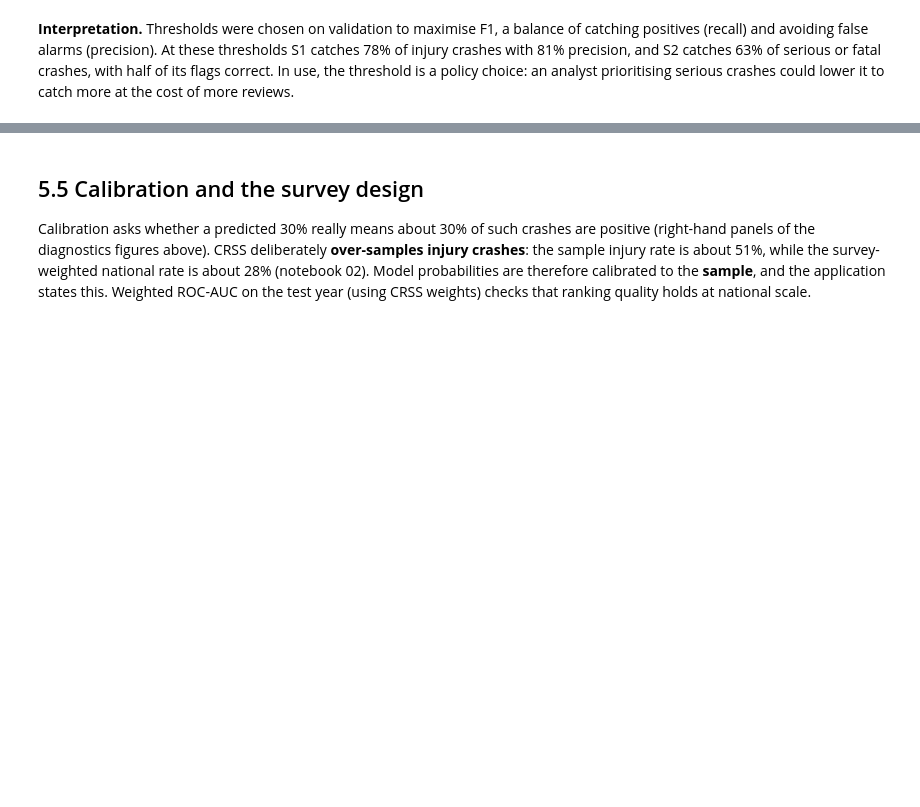
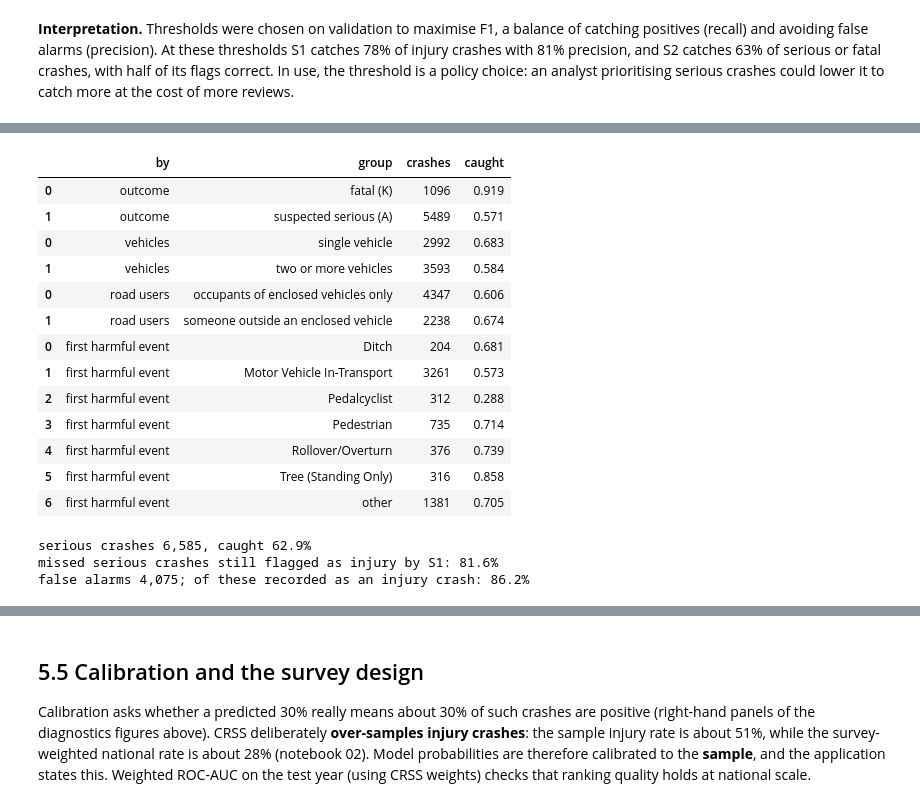
Before and after one commit to delanomullings7771-sys/vehicle-safety-intelligence, a Jupyter notebook: notebooks/05_Evaluation.ipynb, the cells around one changed output, grey strips where cells are left out. Cells and saved outputs as stored; diff of their text form; code cells hidden in the pictures; blank space fills up the shorter version.

```diff
--- a/notebooks/05_Evaluation.ipynb
+++ b/notebooks/05_Evaluation.ipynb
@@ -214,0 +218,41 @@ y_serious: threshold 0.252 | recall 62.9% | precision 50.4%
+# %%
+import joblib
+feat = pd.read_parquet(PROCESSED_DIR / "crss_crash_features.parquet")
+te = feat[(feat.YEAR == CRSS_TEST_YEAR) & (feat.y_serious >= 0)].copy()
+acc = pd.read_csv(crss_extracted_dir(CRSS_TEST_YEAR) / "accident.csv", encoding="latin-1",
+                  usecols=["CASENUM", "MAX_SEV", "EVENT1_IMNAME", "VE_TOTAL"])
+te = te.merge(acc, on="CASENUM", how="left")
+for t in CRASH:
+    b = joblib.load(PROJECT_ROOT / "models" / f"crss_{t}_final.joblib")
+    te[f"flag_{t}"] = b["pipeline"].predict_proba(te[b["features"]])[:, 1] >= b["threshold"]
+pos = te[te.y_serious == 1].copy()
+pos["outcome"] = pos.MAX_SEV.map({4: "fatal (K)", 3: "suspected serious (A)"})
+pos["vehicles"] = np.where(pos.VE_TOTAL == 1, "single vehicle", "two or more vehicles")
+pos["road users"] = np.where(pos["person__EJECT_IM=8"] > 0, "someone outside an enclosed vehicle", "occupants of enclosed vehicles only")
+top = pos.EVENT1_IMNAME.value_counts().head(6).index
+pos["first harmful event"] = pos.EVENT1_IMNAME.where(pos.EVENT1_IMNAME.isin(top), "other")
+parts = [pos.groupby(c).flag_y_serious.agg(crashes="size", caught="mean").reset_index().rename(columns={c: "group"}).assign(by=c)
+         for c in ["outcome", "vehicles", "road users", "first harmful event"]]
+display(pd.concat(parts)[["by", "group", "crashes", "caught"]].round(3))
+miss = pos[~pos.flag_y_serious]; neg = te[(te.y_serious == 0) & te.flag_y_serious]
+print(f"serious crashes {len(pos):,}, caught {pos.flag_y_serious.mean():.1%}")
+print(f"missed serious crashes still flagged as injury by S1: {miss.flag_y_injury.mean():.1%}")
+print(f"false alarms {len(neg):,}; of these recorded as an injury crash: {(neg.y_injury == 1).mean():.1%}")
+# %% [output]
+|  | by | group | crashes | caught |
+| 0 | outcome | fatal (K) | 1096 | 0.919 |
+| 1 | outcome | suspected serious (A) | 5489 | 0.571 |
+| 0 | vehicles | single vehicle | 2992 | 0.683 |
+| 1 | vehicles | two or more vehicles | 3593 | 0.584 |
+| 0 | road users | occupants of enclosed vehicles only | 4347 | 0.606 |
+| 1 | road users | someone outside an enclosed vehicle | 2238 | 0.674 |
+| 0 | first harmful event | Ditch | 204 | 0.681 |
+| 1 | first harmful event | Motor Vehicle In-Transport | 3261 | 0.573 |
+| 2 | first harmful event | Pedalcyclist | 312 | 0.288 |
+| 3 | first harmful event | Pedestrian | 735 | 0.714 |
+| 4 | first harmful event | Rollover/Overturn | 376 | 0.739 |
+| 5 | first harmful event | Tree (Standing Only) | 316 | 0.858 |
+| 6 | first harmful event | other | 1381 | 0.705 |
+serious crashes 6,585, caught 62.9%
+missed serious crashes still flagged as injury by S1: 81.6%
+false alarms 4,075; of these recorded as an injury crash: 86.2%
```
Also changed, not shown: parts of 2 cells of this notebook, 8 other files.
